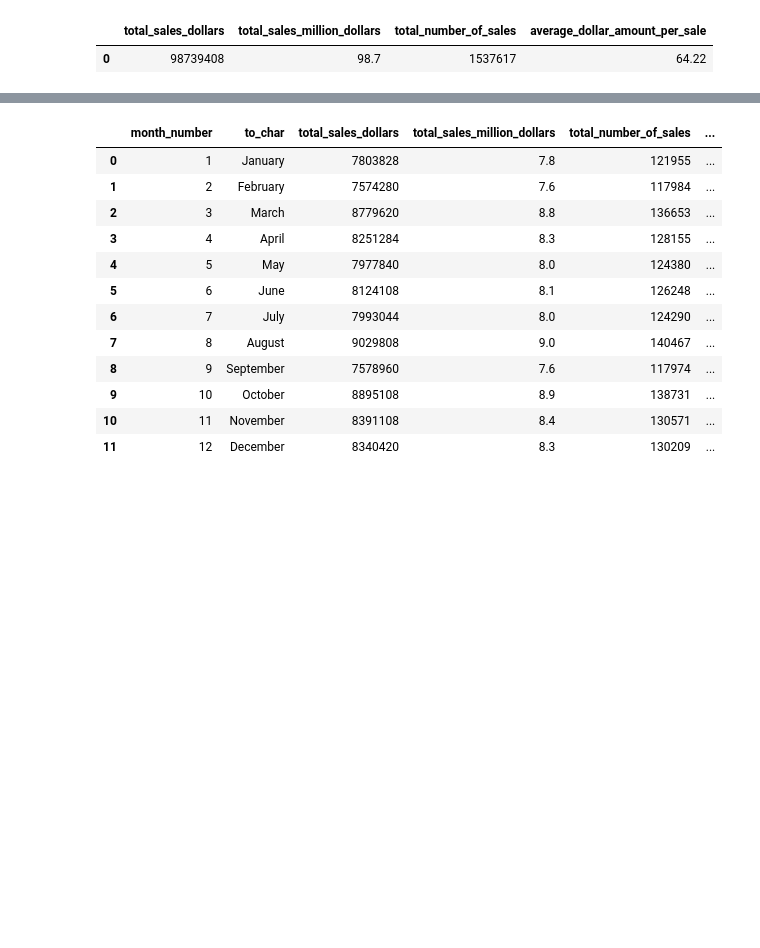
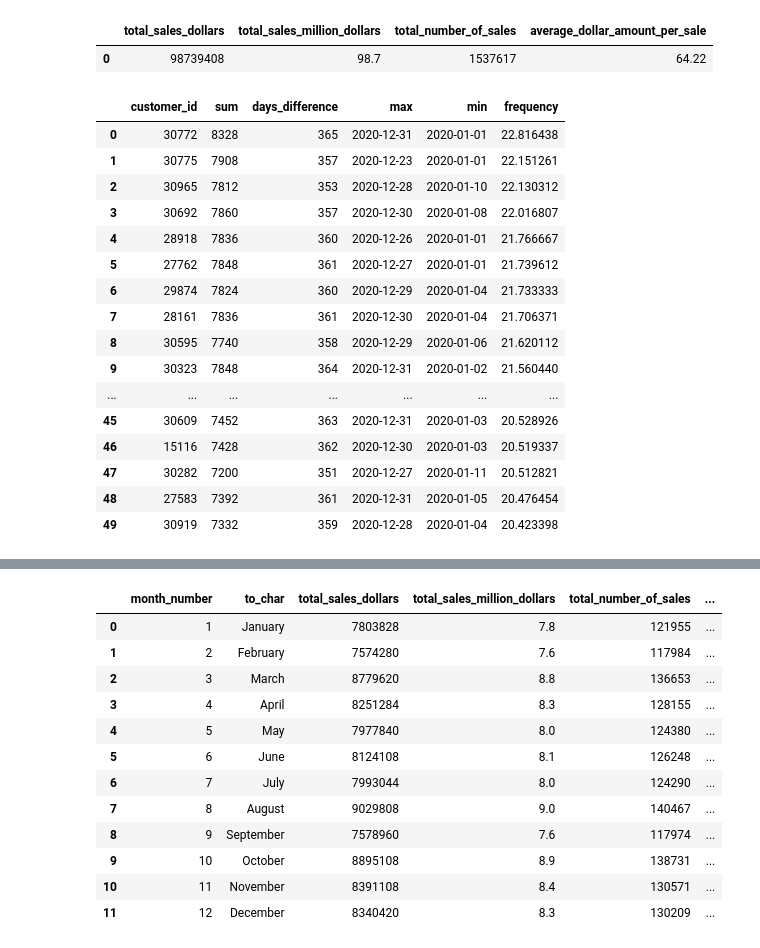
Before and after one commit to mids-w205/project-1-reesejcarlton, a Jupyter notebook: project_1_1.ipynb, the cells around one changed output, grey strips where cells are left out. Saved outputs shown, nothing was run; the diff lists cells and outputs as text; code cells hidden in the pictures; blank space fills up the shorter version.

```diff
--- a/project_1_1.ipynb
+++ b/project_1_1.ipynb
@@ -110,6 +110,42 @@ df
 # %% [output]
 |  | total_sales_dollars | total_sales_million_dollars | total_number_of_sales | average_dollar_amount_per_sale |
 | 0 | 98739408 | 98.7 | 1537617 | 64.22 |
+# %%
+rollback_before_flag = True
+rollback_after_flag = True
+
+query = """
+with hello as (
+select customer_id, sum(total_amount), MAX(sale_date) - MIN(sale_date) AS days_difference, max(sale_date), min(sale_date), sum(total_amount) / (MAX(sale_date) - MIN(sale_date))::float as frequency
+from sales
+GROUP BY 1
+)
+select *
+from hello
+order by frequency desc
+limit 50
+"""
+
+df = my_select_query_pandas(query, rollback_before_flag, rollback_after_flag)
+df
+# %% [output]
+|  | customer_id | sum | days_difference | max | min | frequency |
+| 0 | 30772 | 8328 | 365 | 2020-12-31 | 2020-01-01 | 22.816438 |
+| 1 | 30775 | 7908 | 357 | 2020-12-23 | 2020-01-01 | 22.151261 |
+| 2 | 30965 | 7812 | 353 | 2020-12-28 | 2020-01-10 | 22.130312 |
+| 3 | 30692 | 7860 | 357 | 2020-12-30 | 2020-01-08 | 22.016807 |
+| 4 | 28918 | 7836 | 360 | 2020-12-26 | 2020-01-01 | 21.766667 |
+| 5 | 27762 | 7848 | 361 | 2020-12-27 | 2020-01-01 | 21.739612 |
+| 6 | 29874 | 7824 | 360 | 2020-12-29 | 2020-01-04 | 21.733333 |
+| 7 | 28161 | 7836 | 361 | 2020-12-30 | 2020-01-04 | 21.706371 |
+| 8 | 30595 | 7740 | 358 | 2020-12-29 | 2020-01-06 | 21.620112 |
+| 9 | 30323 | 7848 | 364 | 2020-12-31 | 2020-01-02 | 21.560440 |
+| ... | ... | ... | ... | ... | ... | ... |
+| 45 | 30609 | 7452 | 363 | 2020-12-31 | 2020-01-03 | 20.528926 |
+| 46 | 15116 | 7428 | 362 | 2020-12-30 | 2020-01-03 | 20.519337 |
+| 47 | 30282 | 7200 | 351 | 2020-12-27 | 2020-01-11 | 20.512821 |
+| 48 | 27583 | 7392 | 361 | 2020-12-31 | 2020-01-05 | 20.476454 |
+| 49 | 30919 | 7332 | 359 | 2020-12-28 | 2020-01-04 | 20.423398 |
 # %% [markdown]
 # 1.1.2 Total sales as a dollar amount, total number of sales, average dollar amount per sale by store
 
```
Also changed, not shown: 1 other file.
